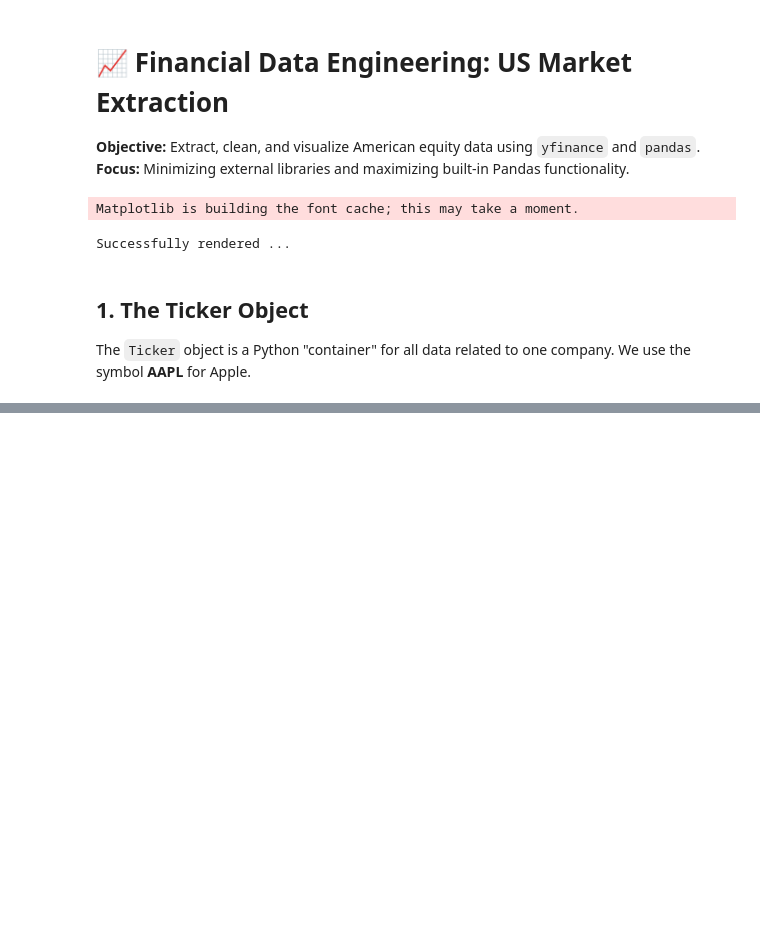
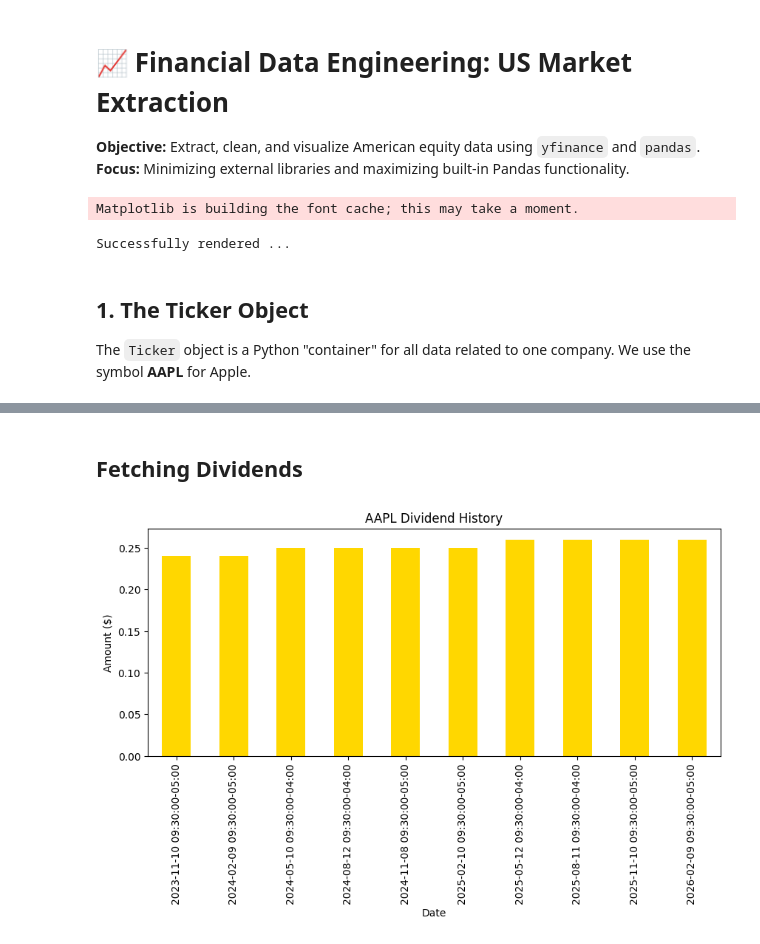
Before and after one commit to bedahmilton/AppleStockMetrics, a Jupyter notebook: analysis.ipynb, the cells around one changed output, grey strips where cells are left out. Cells and saved outputs as stored; diff of their text form; code cells hidden in the pictures; blank space fills up the shorter version.

```diff
--- a/analysis.ipynb
+++ b/analysis.ipynb
@@ -41,0 +111,15 @@ $AAPPL: possibly delisted; no price data found  (period=1mo) (Yahoo error = "No
+# %% [markdown]
+## Fetching Dividends
+# %%
+# Create the Ticker object specifically for actions
+apple_actions = yf.Ticker("AAPL")
+
+# Get historical dividends
+dividends = apple_actions.dividends
+
+# Filter for just the last year and plot
+dividends.tail(10).plot(kind='bar', figsize=(10, 4), color='gold', title="AAPL Dividend History")
+plt.ylabel("Amount ($)")
+plt.show()
+# %% [output]
+[figure, added]
```
Also changed, not shown: parts of 7 cells of this notebook.
